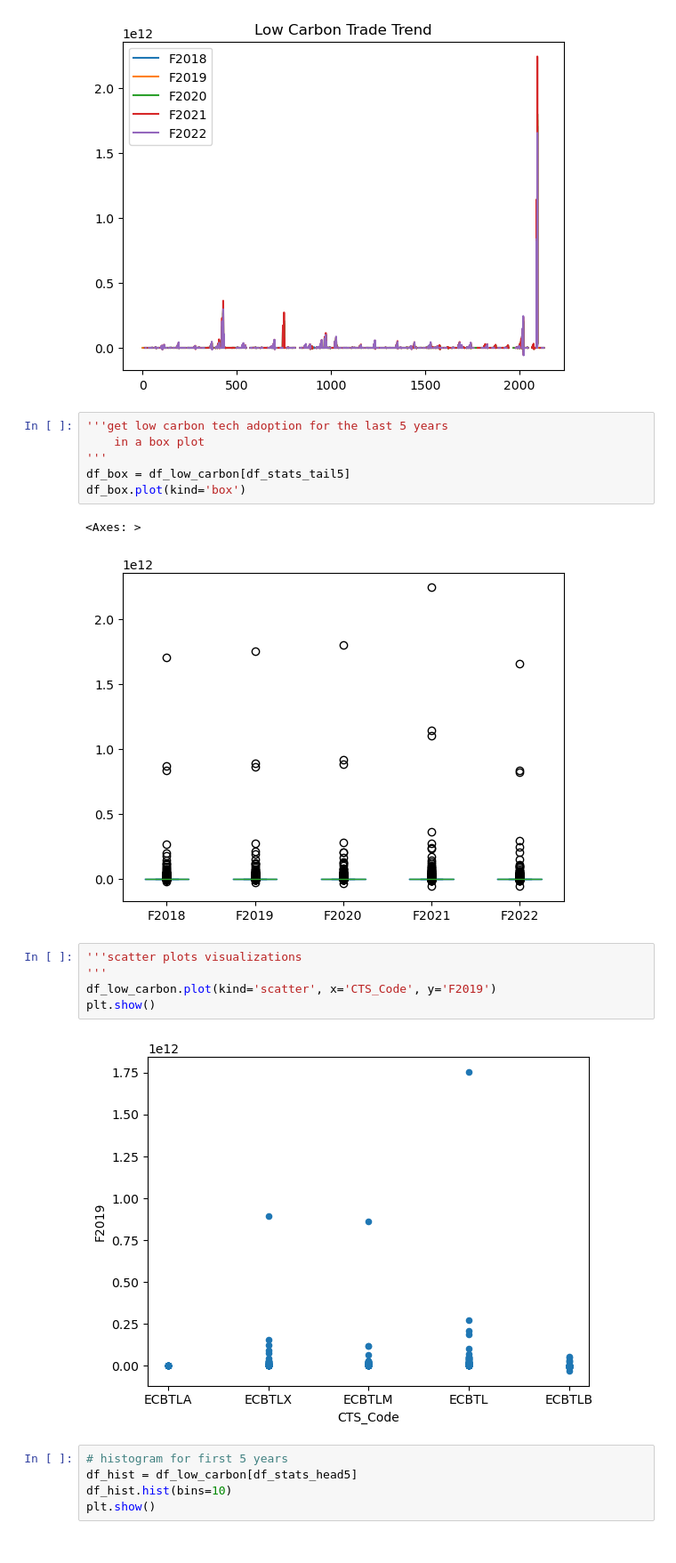
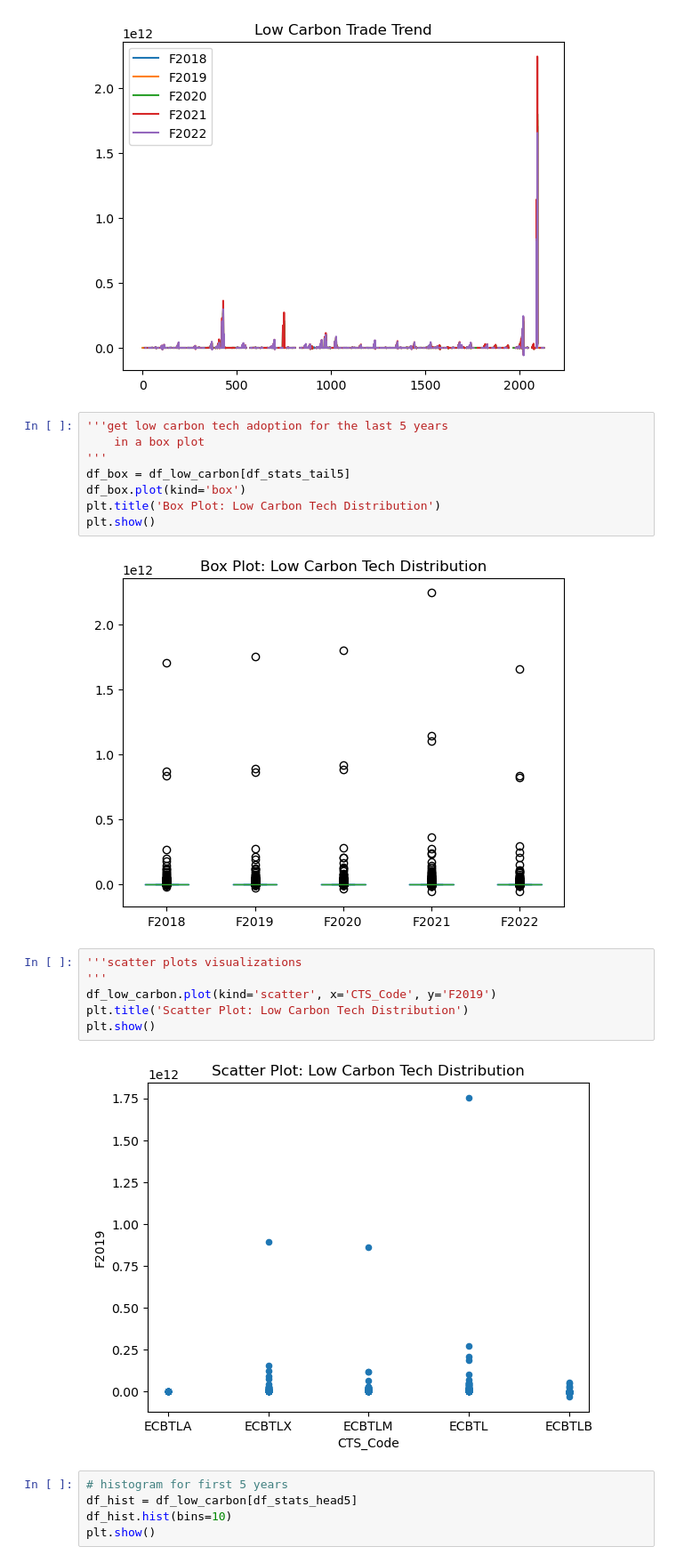
Before and after one commit to janymuong/Computer-Science, a Jupyter notebook: ics2207_scientific_computing/pandas_visualization.ipynb, the cells around one changed output. Shown at 89% size. Drawn from its saved outputs; the diff is of its cells as text.

```diff
--- a/ics2207_scientific_computing/pandas_visualization.ipynb
+++ b/ics2207_scientific_computing/pandas_visualization.ipynb
@@ -305,16 +325,18 @@ plt.show()
 '''
 df_box = df_low_carbon[df_stats_tail5]
 df_box.plot(kind='box')
+plt.title('Box Plot: Low Carbon Tech Distribution')
+plt.show()
 # %% [output]
-<Axes: >
-[figure, old version]
+[figure, new version]
 # %%
 '''scatter plots visualizations
 '''
 df_low_carbon.plot(kind='scatter', x='CTS_Code', y='F2019')
+plt.title('Scatter Plot: Low Carbon Tech Distribution')
 plt.show()
 # %% [output]
-[figure, old version]
+[figure, new version]
 # %%
 # histogram for first 5 years
 df_hist = df_low_carbon[df_stats_head5]
```
Also changed, not shown: parts of 15 cells of this notebook.
